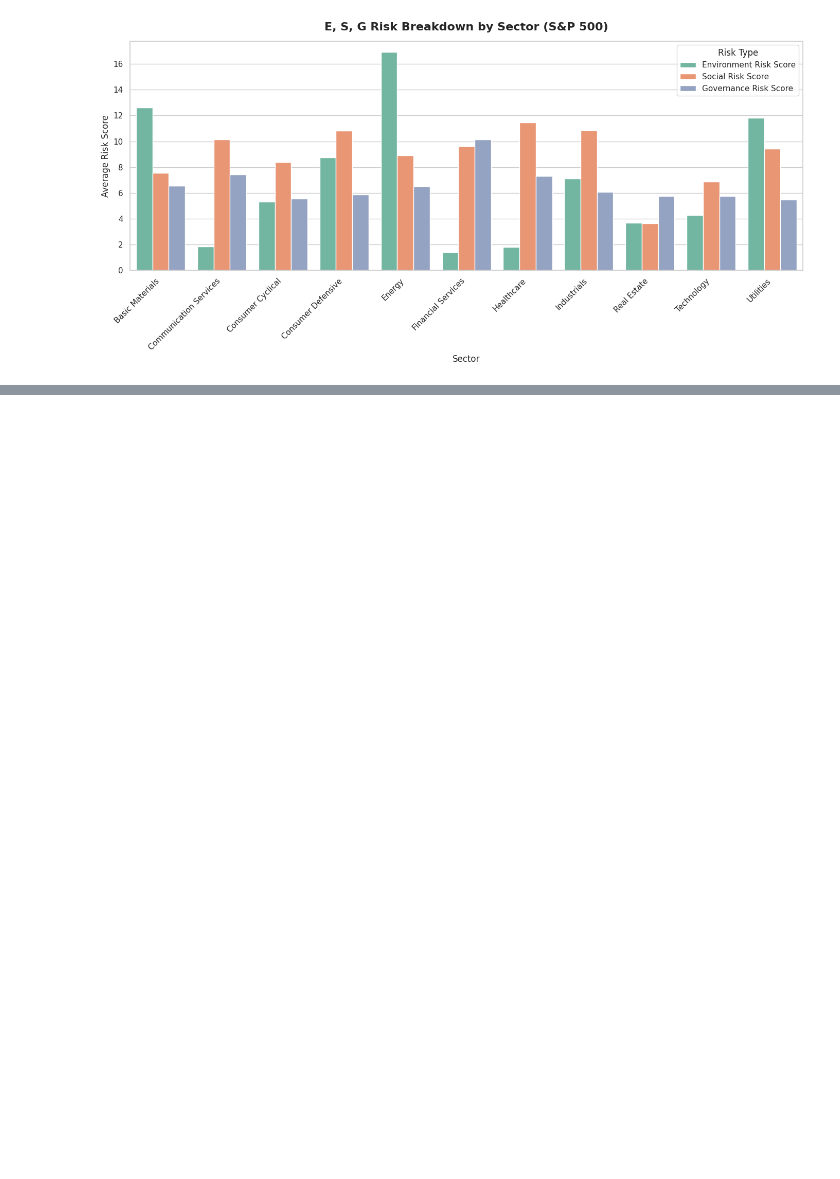
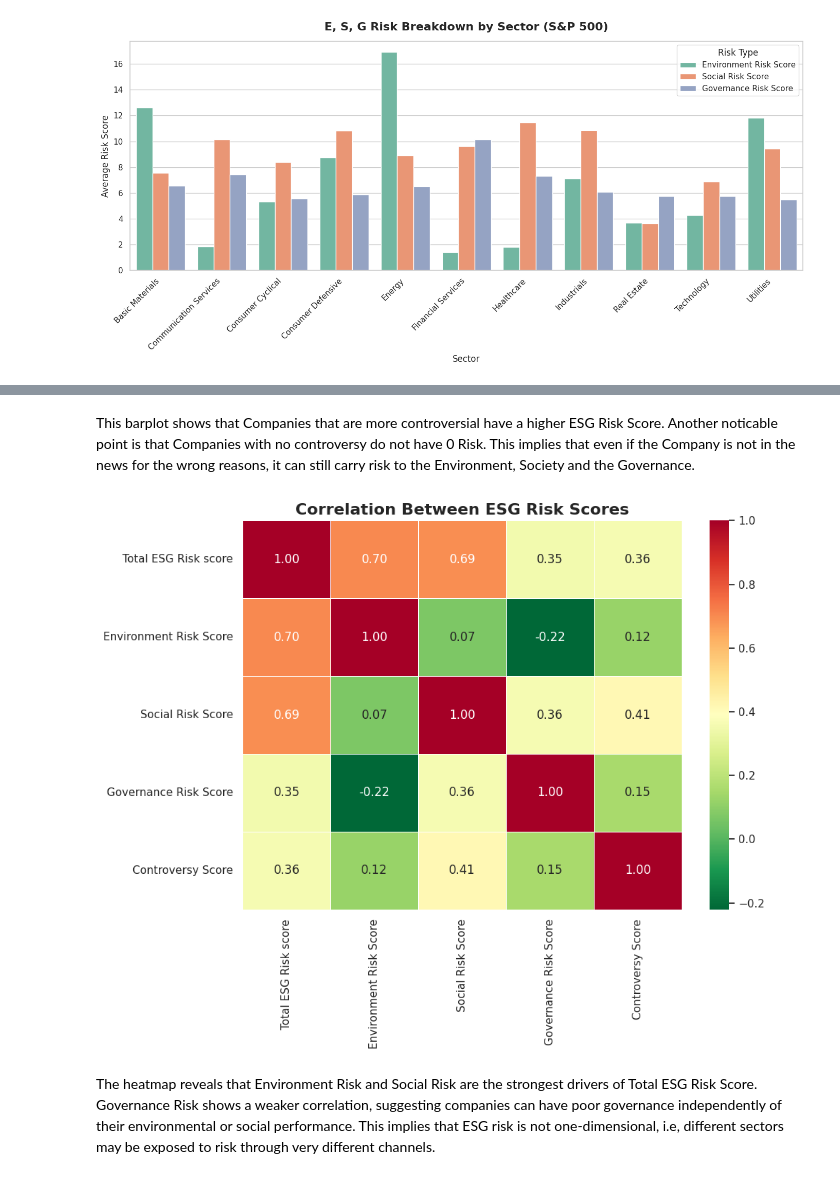
Before and after one commit to sahilchettri-data/esg_risk_analysis, a Jupyter notebook: S&P500ESGRiskAnalysis.ipynb, the cells around one changed output, grey strips where cells are left out. Cells and saved outputs as stored; diff of their text form; code cells hidden in the pictures; blank space fills up the shorter version.

```diff
--- a/S&P500ESGRiskAnalysis.ipynb
+++ b/S&P500ESGRiskAnalysis.ipynb
@@ -88,3 +186,17 @@ plt.show()
+# %% [markdown]
+This barplot shows that Companies that are more controversial have a higher ESG Risk Score. Another noticable point is that Companies with no controversy do not have 0 Risk. This implies that even if the Company is not in the news for the wrong reasons, it can still carry risk to the Environment, Society and the Governance.
+# %%
+corr_cols=df[['Total ESG Risk score', 'Environment Risk Score', 'Social Risk Score', 'Governance Risk Score', 'Controversy Score']]
+correlation = corr_cols.corr()
+plt.figure(figsize=(10, 8))
+sns.heatmap(correlation, annot=True, fmt='.2f', cmap='RdYlGn_r', linewidths=0.5)
+plt.title('Correlation Between ESG Risk Scores', fontsize=16, fontweight='bold')
+plt.tight_layout()
+plt.show()
+# %% [output]
+[figure, added]
+# %% [markdown]
+The heatmap reveals that Environment Risk and Social Risk are the strongest drivers of Total ESG Risk Score. Governance Risk shows a weaker correlation, suggesting companies can have poor governance independently of their environmental or social performance. This implies that ESG risk is not one-dimensional, i.e, different sectors may be exposed to risk through very different channels.
 # %% [markdown]
 ## 4. Key Insights
 
```
Also changed, not shown: parts of 10 cells of this notebook.
